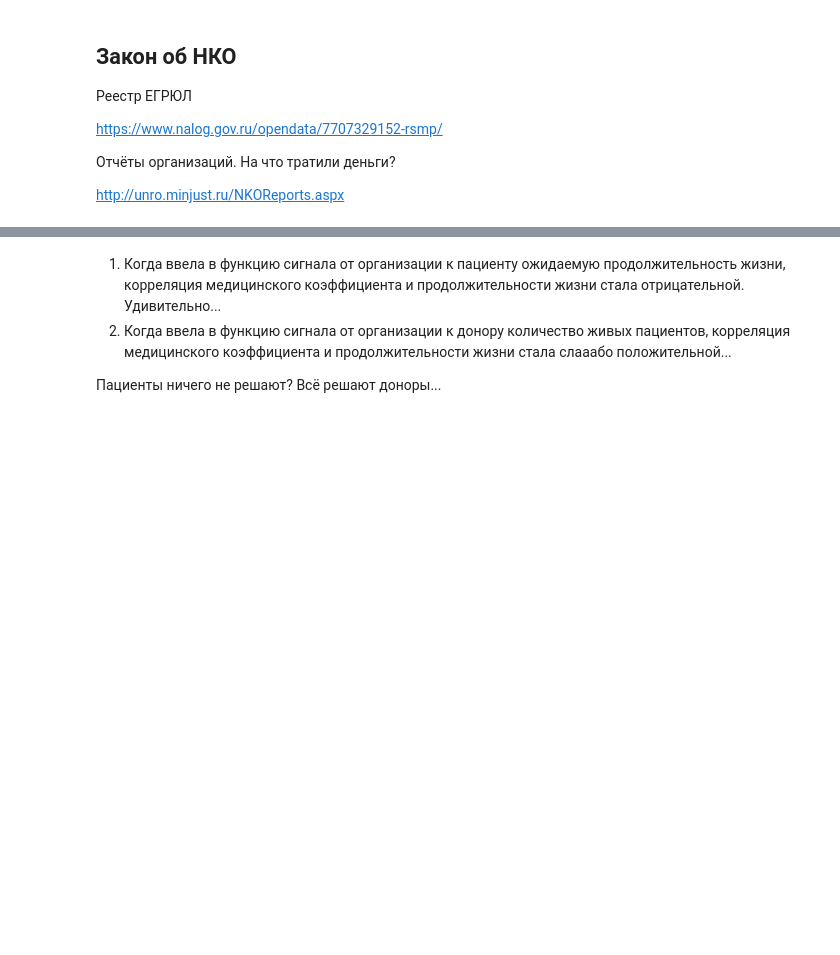
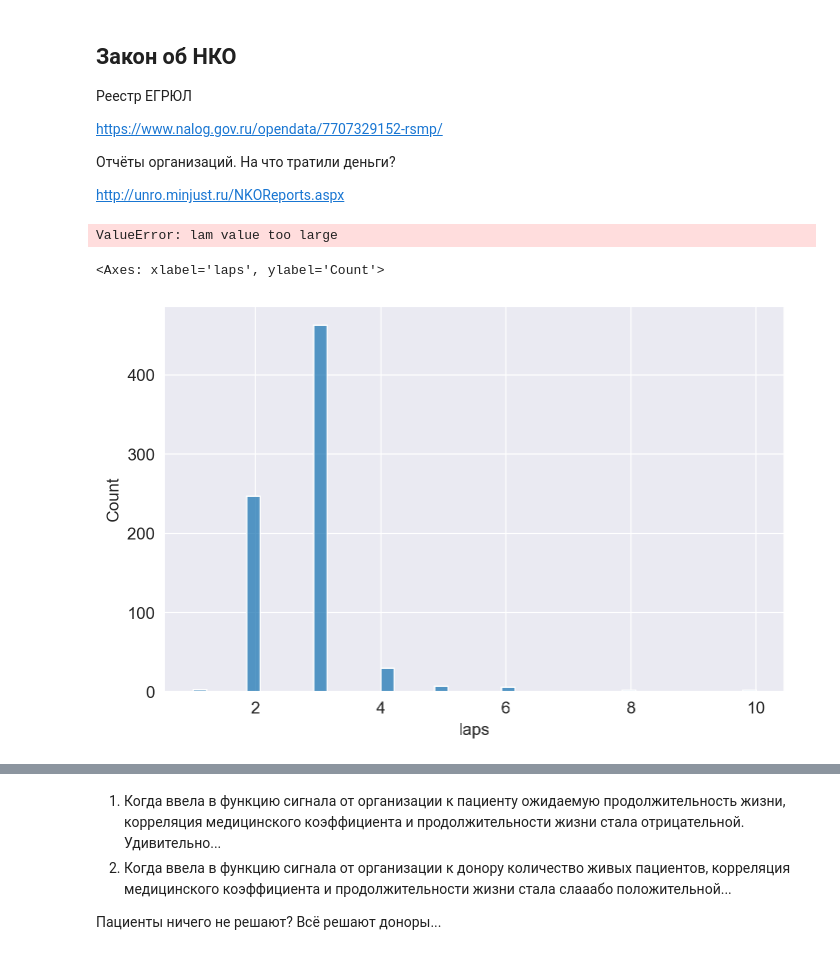
Before and after one commit to FrantsuazaPsychoIT/AgentModel, a Jupyter notebook: AgentModel2.ipynb, the cells around one changed output, grey strips where cells are left out. Saved outputs shown, nothing was run; the diff lists cells and outputs as text; code cells hidden in the pictures; blank space fills up the shorter version.

Commit message:
Последняя версия AgentModel2

```diff
--- a/AgentModel2.ipynb
+++ b/AgentModel2.ipynb
@@ -400,3 +409,47 @@ class SimpleAgentModel:
                 return self
             self.patients.reset()
         return self
+# %%
+model = SimpleAgentModel(rational_status = True)
+df = pd.DataFrame({ 'med_coef' : [], 'life_expectancy' : [], 'count_patients' : [], 'budget' : [], 'med_budget' : [], 'laps' : [], 'is_lost' : []})
+
+alive = pd.DataFrame({0 : []})
+
+for i in range(100):
+    res = model.simulation()
+
+    alive_df = pd.DataFrame({0 : [model.count_alive_patients(j) for j in range(10)]})
+
+    model.organizations.patients_alive
+    df = pd.concat([df, model.organizations.data[['med_coef', 'life_expectancy', 'count_patients', 'med_budget', 'budget', 'laps', 'is_lost']]])
+    alive = pd.concat([alive, alive_df])
+
+df['alive'] = alive[0]
+df.head(10)
+# %%
+model = SimpleAgentModel(rational_status = True)
+df = pd.DataFrame({ 'med_coef' : [], 'life_expectancy' : [], 'count_patients' : [], 'budget' : [], 'med_budget' : [], 'laps' : [], 'is_lost' : []})
+
+alive = pd.DataFrame({0 : []})
+
+for i in range(100):
+    res = model.simulation()
+
+    alive_df = pd.DataFrame({0 : [model.count_alive_patients(j) for j in range(10)]})
+
+    model.organizations.patients_alive
+    df = pd.concat([df, model.organizations.data[['med_coef', 'life_expectancy', 'count_patients', 'med_budget', 'budget', 'laps', 'is_lost']]])
+    alive = pd.concat([alive, alive_df])
+
+df['alive'] = alive[0]
+df.head(10)
+# %% [output]
+ValueError: lam value too large
+# %%
+#model.patients.data['lambda'].sort_values()
+df
+
+sns.histplot(data = df, x = 'laps')
+# %% [output]
+<Axes: xlabel='laps', ylabel='Count'>
+[figure, added]
```
Also changed, not shown: parts of 10 cells of this notebook.
